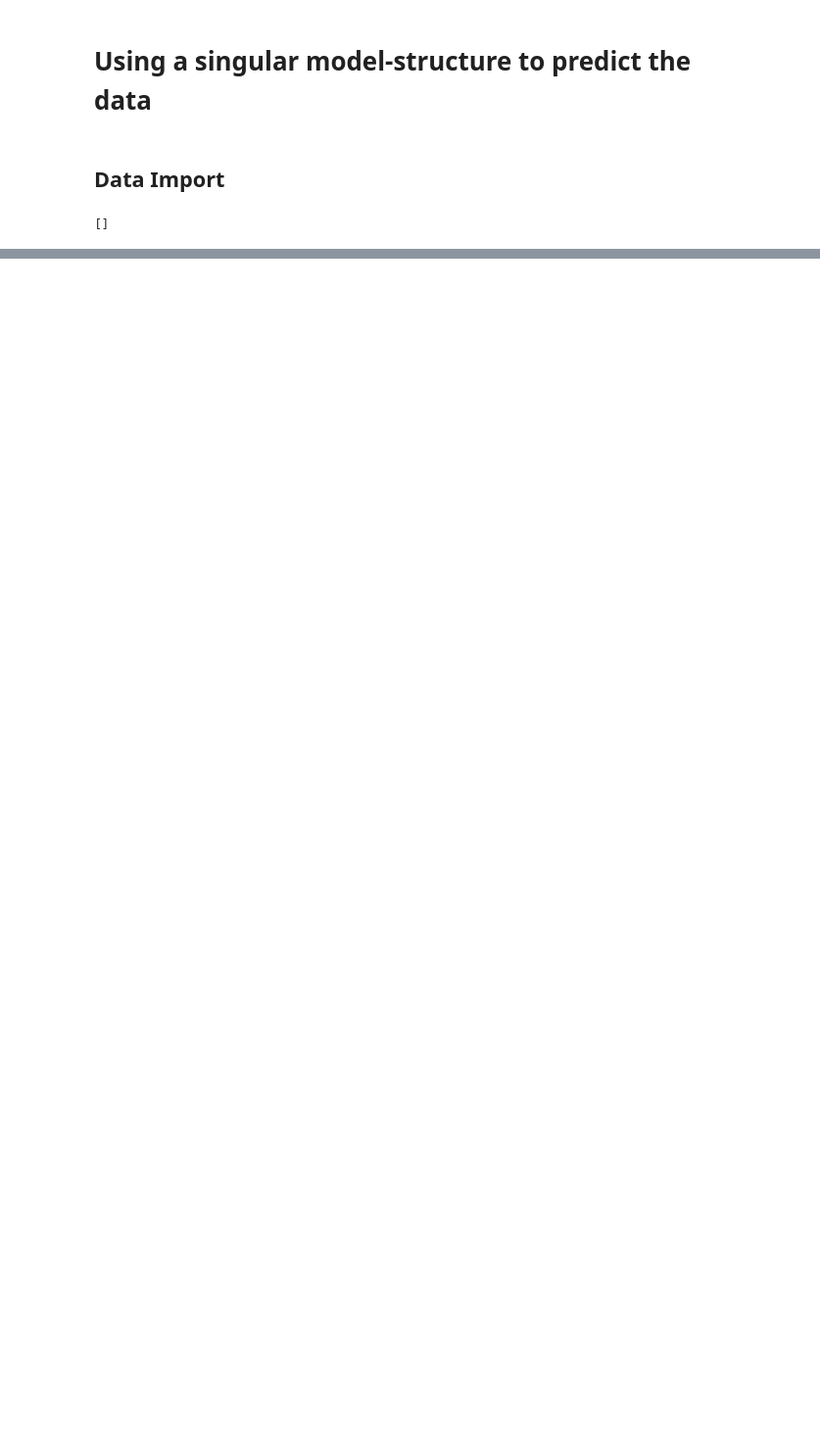
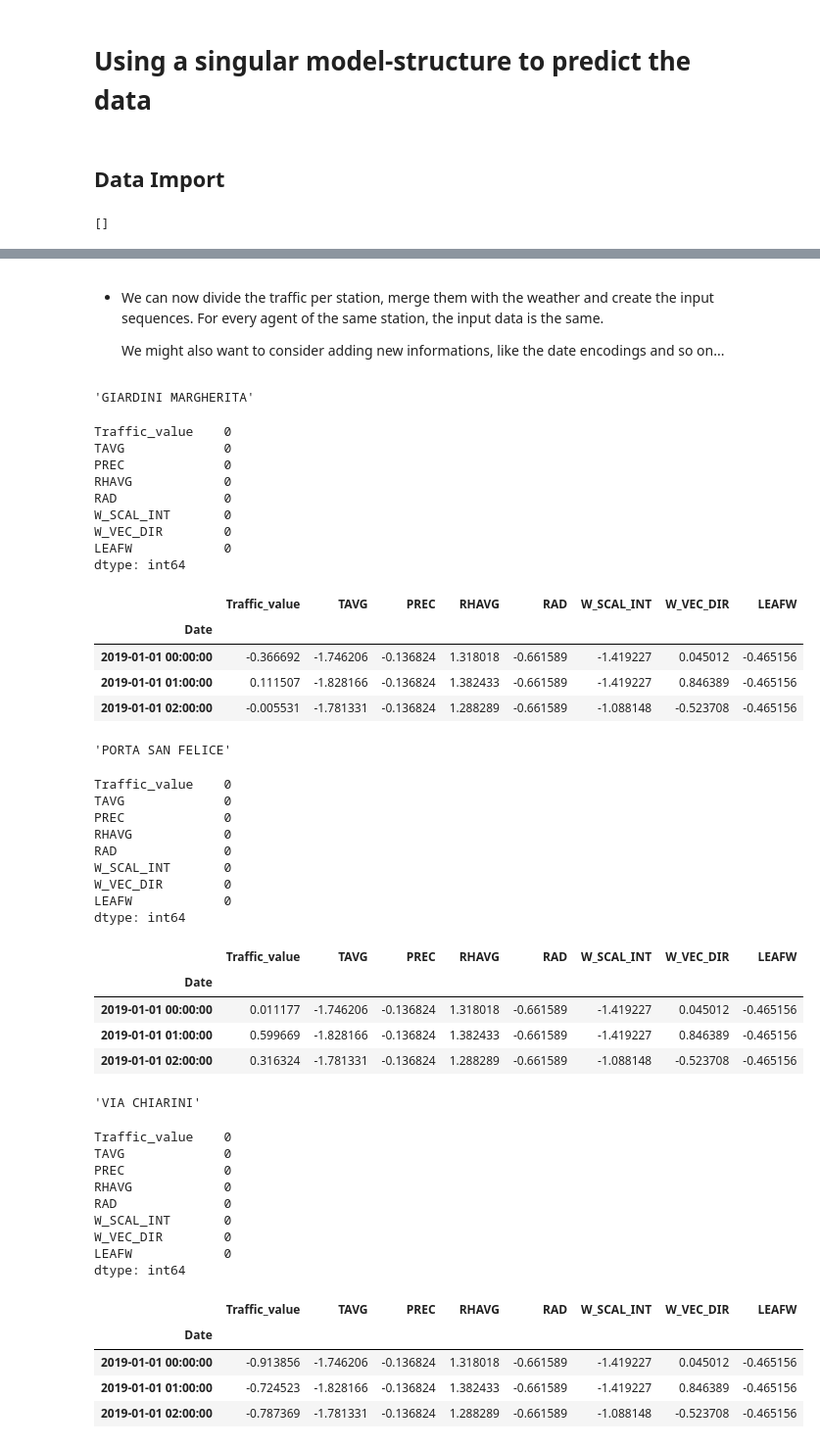
Before and after one commit to davidesonno/AII-project, a Jupyter notebook: 9-multi-agent-model.ipynb, the cells around one changed output, grey strips where cells are left out. Shown at 98% size. Cells and saved outputs as stored; diff of their text form; code cells hidden in the pictures; blank space fills up the shorter version.

```diff
--- a/9-multi-agent-model.ipynb
+++ b/9-multi-agent-model.ipynb
@@ -127,0 +73,5 @@ merged_pollution_data[merged_pollution_data.isna().any(axis=1)]
+# %%
+scaler = StandardScaler()
+scaled_traffic_data = merged_traffic_data.copy()
+scaled_traffic_data['Traffic_value'] = scaler.fit_transform(merged_traffic_data[['Traffic_value']])
+scaled_traffic_data
@@ -127,0 +124,62 @@ merged_pollution_data[merged_pollution_data.isna().any(axis=1)]
+# %% [markdown]
+- We can now divide the traffic per station, merge them with the weather and create the input sequences. For every agent of the same station, the input data is the same.
+
+    We might also want to consider adding new informations, like the date encodings and so on...
+# %%
+station_data = {
+    station: pd.merge(
+        scaled_traffic_data[scaled_traffic_data['Station'] == station].drop(columns=['Station']),
+        scaled_weather_data,
+        left_index=True,
+        right_index=True
+    )
+    for station in stations
+}
+for station in station_data:
+    display(station, station_data[station].resample('1h').max().isna().sum(), station_data[station].head(3))
+# %% [output]
+'GIARDINI MARGHERITA'
+Traffic_value    0
+TAVG             0
+PREC             0
+RHAVG            0
+RAD              0
+W_SCAL_INT       0
+W_VEC_DIR        0
+LEAFW            0
+dtype: int64
+|  | Traffic_value | TAVG | PREC | RHAVG | RAD | W_SCAL_INT | W_VEC_DIR | LEAFW |
+| Date |  |  |  |  |  |  |  |  |
+| 2019-01-01 00:00:00 | -0.366692 | -1.746206 | -0.136824 | 1.318018 | -0.661589 | -1.419227 | 0.045012 | -0.465156 |
+| 2019-01-01 01:00:00 | 0.111507 | -1.828166 | -0.136824 | 1.382433 | -0.661589 | -1.419227 | 0.846389 | -0.465156 |
+| 2019-01-01 02:00:00 | -0.005531 | -1.781331 | -0.136824 | 1.288289 | -0.661589 | -1.088148 | -0.523708 | -0.465156 |
+'PORTA SAN FELICE'
+Traffic_value    0
+TAVG             0
+PREC             0
+RHAVG            0
+RAD              0
+W_SCAL_INT       0
+W_VEC_DIR        0
+LEAFW            0
+dtype: int64
+|  | Traffic_value | TAVG | PREC | RHAVG | RAD | W_SCAL_INT | W_VEC_DIR | LEAFW |
+| Date |  |  |  |  |  |  |  |  |
+| 2019-01-01 00:00:00 | 0.011177 | -1.746206 | -0.136824 | 1.318018 | -0.661589 | -1.419227 | 0.045012 | -0.465156 |
+| 2019-01-01 01:00:00 | 0.599669 | -1.828166 | -0.136824 | 1.382433 | -0.661589 | -1.419227 | 0.846389 | -0.465156 |
+| 2019-01-01 02:00:00 | 0.316324 | -1.781331 | -0.136824 | 1.288289 | -0.661589 | -1.088148 | -0.523708 | -0.465156 |
+'VIA CHIARINI'
+Traffic_value    0
+TAVG             0
+PREC             0
+RHAVG            0
+RAD              0
+W_SCAL_INT       0
+W_VEC_DIR        0
+LEAFW            0
+dtype: int64
+|  | Traffic_value | TAVG | PREC | RHAVG | RAD | W_SCAL_INT | W_VEC_DIR | LEAFW |
+| Date |  |  |  |  |  |  |  |  |
+| 2019-01-01 00:00:00 | -0.913856 | -1.746206 | -0.136824 | 1.318018 | -0.661589 | -1.419227 | 0.045012 | -0.465156 |
+| 2019-01-01 01:00:00 | -0.724523 | -1.828166 | -0.136824 | 1.382433 | -0.661589 | -1.419227 | 0.846389 | -0.465156 |
+| 2019-01-01 02:00:00 | -0.787369 | -1.781331 | -0.136824 | 1.288289 | -0.661589 | -1.088148 | -0.523708 | -0.465156 |
```
Also changed, not shown: parts of 28 cells of this notebook, 2 other files.
